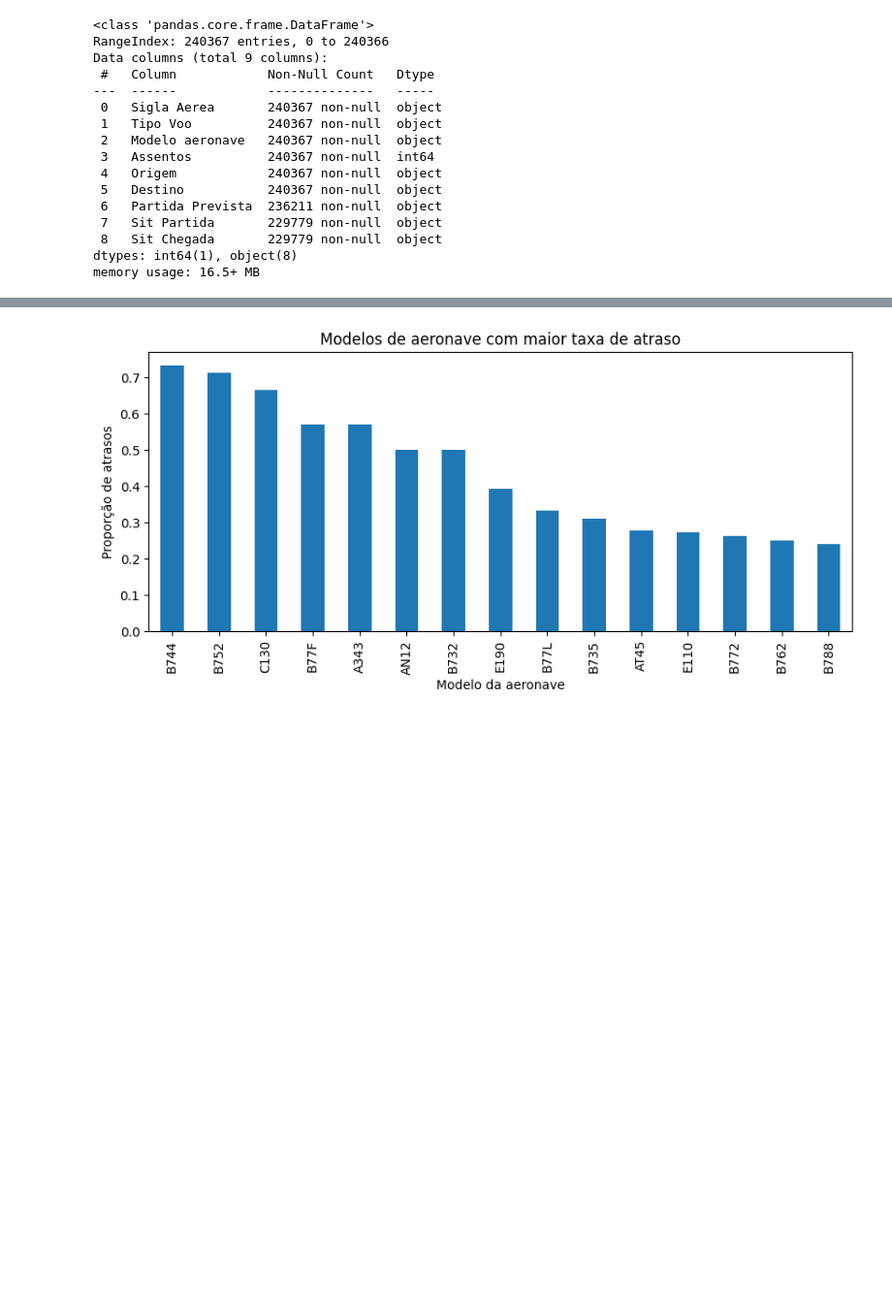
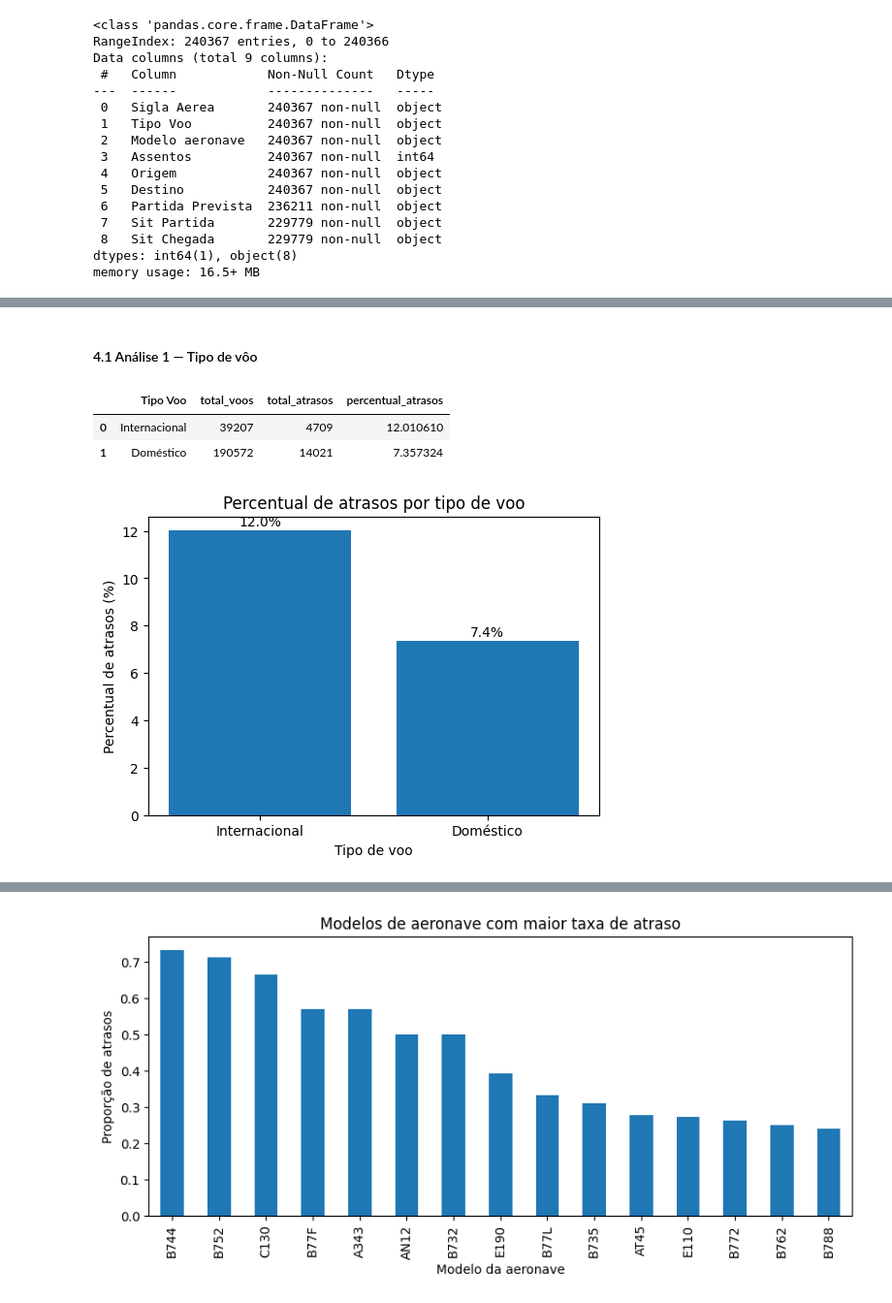
Before and after one commit to Silvinharl/MVP_Machine_Learning, a Jupyter notebook: MVP_Voos_ANAC.ipynb, the cells around one changed output, grey strips where cells are left out. Shown at 97% size. Saved outputs shown, nothing was run; the diff lists cells and outputs as text; code cells hidden in the pictures; blank space fills up the shorter version.

```diff
--- a/MVP_Voos_ANAC.ipynb
+++ b/MVP_Voos_ANAC.ipynb
@@ -1681,6 +1584,0 @@ Essa transformação simplifica a modelagem e permite avaliar a capacidade dos a
-# %%
-df['atrasado'] = df['Sit Chegada'].apply(
-    lambda x: 1 if 'Atraso' in str(x) else 0
-)
-
-print(df['atrasado'].value_counts())
@@ -1825,14 +1584,0 @@ plt.show()
-# %%
-hora = (
-    df.groupby('hora_partida')['atrasado']
-      .mean()
-)
-
-hora.plot(
-    figsize=(10,4)
-)
-
-plt.title('Taxa de atraso por hora prevista')
-plt.ylabel('Proporção de atrasos')
-plt.xlabel('Hora')
-plt.show()
@@ -2020,0 +1703,45 @@ dtype: float64
+# %% [markdown]
+#### 4.1 Análise 1 — Tipo de vôo
+# %%
+# Análise do percentual de atrasos por tipo de voo
+analise_tipo_voo = (
+    df.groupby('Tipo Voo')['atrasado']
+      .agg(
+          total_voos='count',
+          total_atrasos='sum',
+          percentual_atrasos='mean'
+      )
+      .reset_index()
+)
+
+analise_tipo_voo['percentual_atrasos'] *= 100
+
+# Nome mais amigável
+analise_tipo_voo['Tipo Voo'] = analise_tipo_voo['Tipo Voo'].replace({
+    'I': 'Internacional',
+    'N': 'Doméstico'
+})
+
+display(analise_tipo_voo)
+
+# Gráfico
+plt.figure(figsize=(6,4))
+
+plt.bar(
+    analise_tipo_voo['Tipo Voo'],
+    analise_tipo_voo['percentual_atrasos']
+)
+
+plt.title('Percentual de atrasos por tipo de voo')
+plt.xlabel('Tipo de voo')
+plt.ylabel('Percentual de atrasos (%)')
+
+for i, v in enumerate(analise_tipo_voo['percentual_atrasos']):
+    plt.text(i, v + 0.2, f'{v:.1f}%', ha='center')
+
+plt.show()
+# %% [output]
+|  | Tipo Voo | total_voos | total_atrasos | percentual_atrasos |
+| 0 | Internacional | 39207 | 4709 | 12.010610 |
+| 1 | Doméstico | 190572 | 14021 | 7.357324 |
+[figure, added]
```
Also changed, not shown: parts of 118 cells of this notebook.
